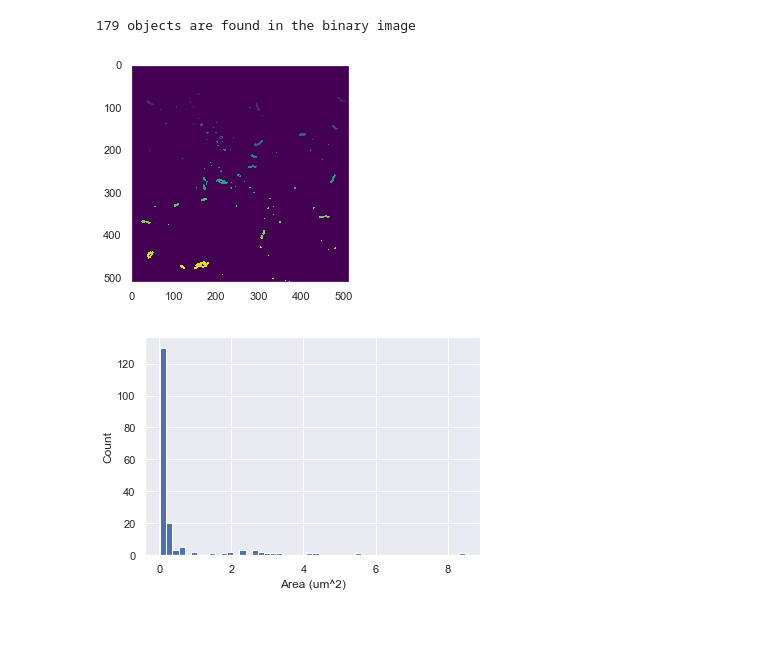
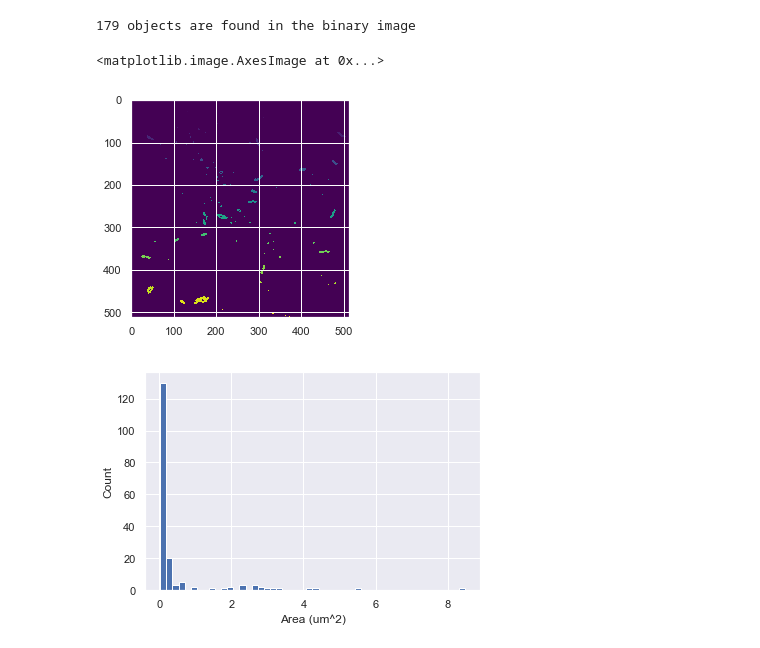
Before and after one commit to RPGroup-PBoC/be262, a Jupyter notebook: code/laci_titration.ipynb, the cells around one changed output. Saved outputs shown, nothing was run; the diff lists cells and outputs as text; code cells hidden in the pictures.

```diff
--- a/code/laci_titration.ipynb
+++ b/code/laci_titration.ipynb
@@ -103,9 +100,9 @@ print(str(n_objects) + ' objects are found in the binary image')
 # %%
 # Show the labeled image in a colored scale
 plt.imshow(im_label, cmap = plt.cm.viridis)
-plt.grid('off')
 # %% [output]
+<matplotlib.image.AxesImage at 0x...>
-[figure, old version]
+[figure, new version]
 # %%
 # Length calibration in um/pixel
 pixel_size = 0.16
```
Also changed, not shown: parts of 15 cells of this notebook, 4 other files.
